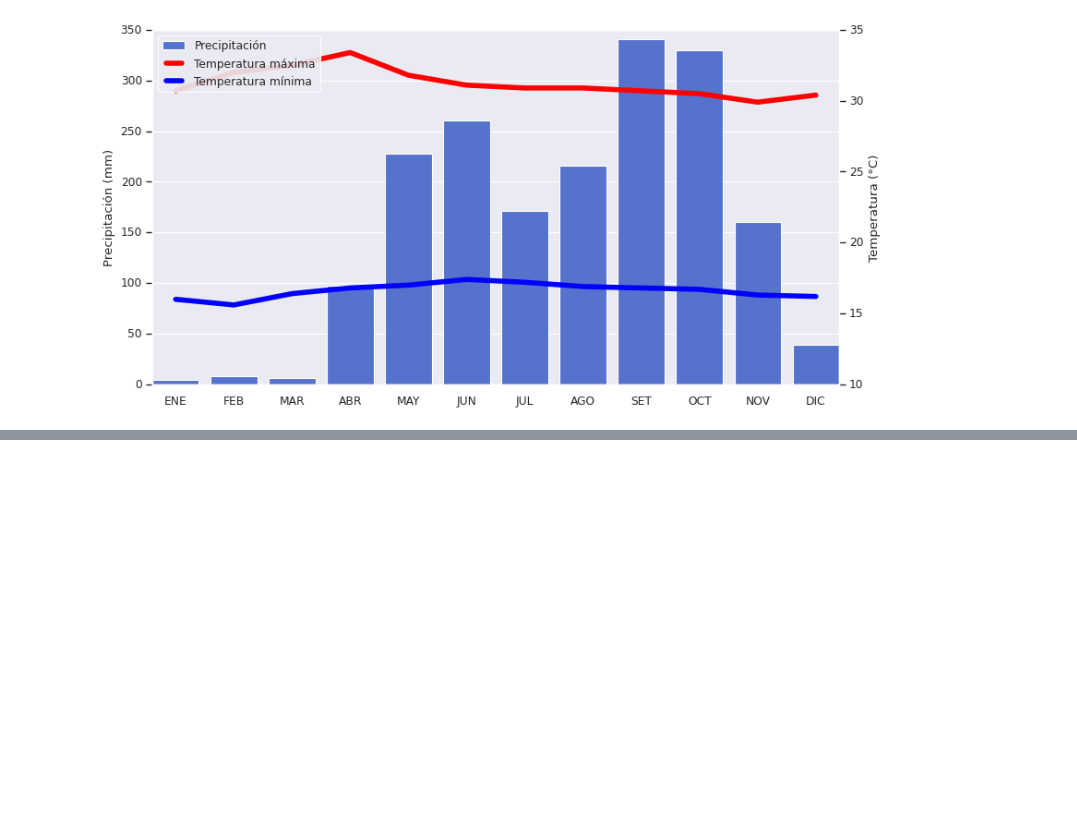
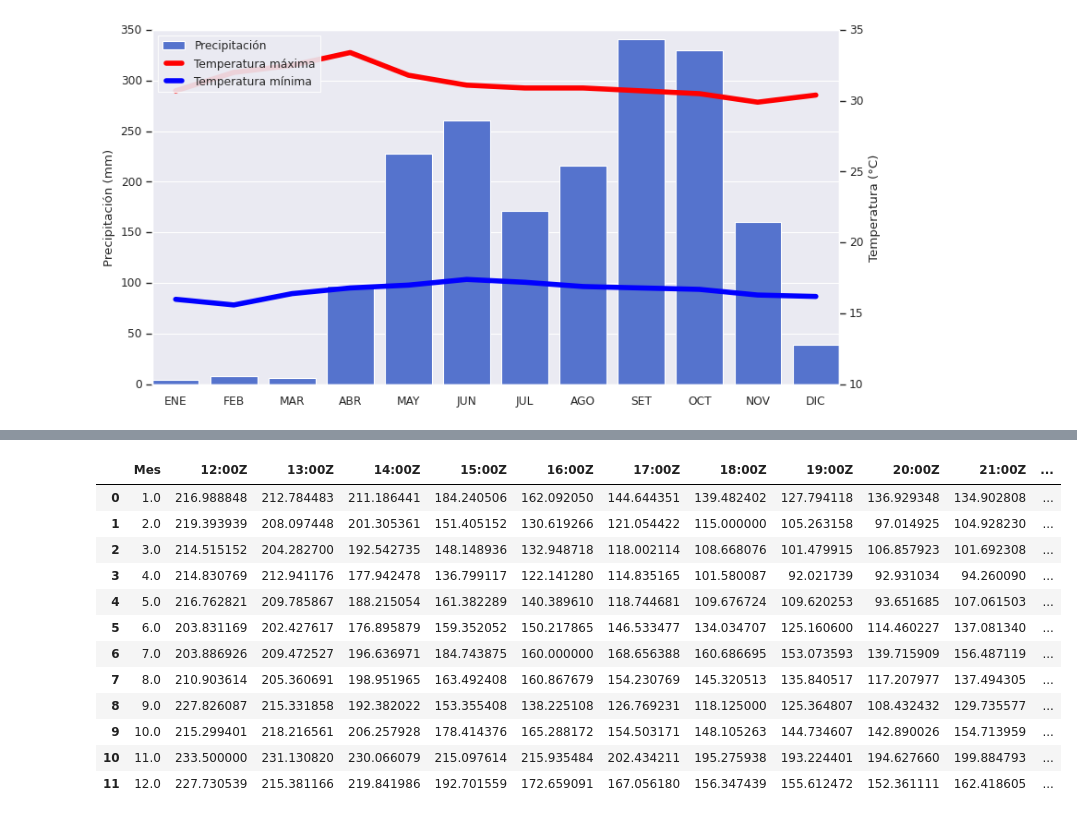
Before and after one commit to imn-climatologias-aeropuertos/climatologias-aeropuertos, a Jupyter notebook: clima.ipynb, the cells around one changed output, grey strips where cells are left out. Saved outputs shown, nothing was run; the diff lists cells and outputs as text; code cells hidden in the pictures; blank space fills up the shorter version.

```diff
--- a/clima.ipynb
+++ b/clima.ipynb
@@ -473,0 +587,16 @@ fig.savefig("trash/climograma.png", format="png", dpi=600)
+# %%
+means_df.head(13)
+# %% [output]
+|  | Mes | 12:00Z | 13:00Z | 14:00Z | 15:00Z | 16:00Z | 17:00Z | 18:00Z | 19:00Z | 20:00Z | 21:00Z | ... |
+| 0 | 1.0 | 216.988848 | 212.784483 | 211.186441 | 184.240506 | 162.092050 | 144.644351 | 139.482402 | 127.794118 | 136.929348 | 134.902808 | ... |
+| 1 | 2.0 | 219.393939 | 208.097448 | 201.305361 | 151.405152 | 130.619266 | 121.054422 | 115.000000 | 105.263158 | 97.014925 | 104.928230 | ... |
+| 2 | 3.0 | 214.515152 | 204.282700 | 192.542735 | 148.148936 | 132.948718 | 118.002114 | 108.668076 | 101.479915 | 106.857923 | 101.692308 | ... |
+| 3 | 4.0 | 214.830769 | 212.941176 | 177.942478 | 136.799117 | 122.141280 | 114.835165 | 101.580087 | 92.021739 | 92.931034 | 94.260090 | ... |
+| 4 | 5.0 | 216.762821 | 209.785867 | 188.215054 | 161.382289 | 140.389610 | 118.744681 | 109.676724 | 109.620253 | 93.651685 | 107.061503 | ... |
+| 5 | 6.0 | 203.831169 | 202.427617 | 176.895879 | 159.352052 | 150.217865 | 146.533477 | 134.034707 | 125.160600 | 114.460227 | 137.081340 | ... |
+| 6 | 7.0 | 203.886926 | 209.472527 | 196.636971 | 184.743875 | 160.000000 | 168.656388 | 160.686695 | 153.073593 | 139.715909 | 156.487119 | ... |
+| 7 | 8.0 | 210.903614 | 205.360691 | 198.951965 | 163.492408 | 160.867679 | 154.230769 | 145.320513 | 135.840517 | 117.207977 | 137.494305 | ... |
+| 8 | 9.0 | 227.826087 | 215.331858 | 192.382022 | 153.355408 | 138.225108 | 126.769231 | 118.125000 | 125.364807 | 108.432432 | 129.735577 | ... |
+| 9 | 10.0 | 215.299401 | 218.216561 | 206.257928 | 178.414376 | 165.288172 | 154.503171 | 148.105263 | 144.734607 | 142.890026 | 154.713959 | ... |
+| 10 | 11.0 | 233.500000 | 231.130820 | 230.066079 | 215.097614 | 215.935484 | 202.434211 | 195.275938 | 193.224401 | 194.627660 | 199.884793 | ... |
+| 11 | 12.0 | 227.730539 | 215.381166 | 219.841986 | 192.701559 | 172.659091 | 167.056180 | 156.347439 | 155.612472 | 152.361111 | 162.418605 | ... |
```
Also changed, not shown: parts of 22 cells of this notebook, 9 other files.
